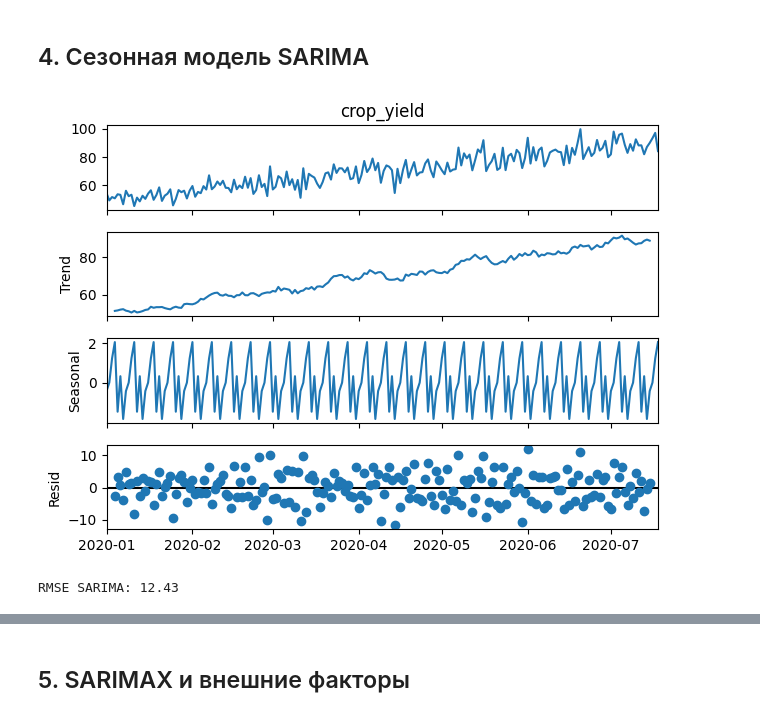
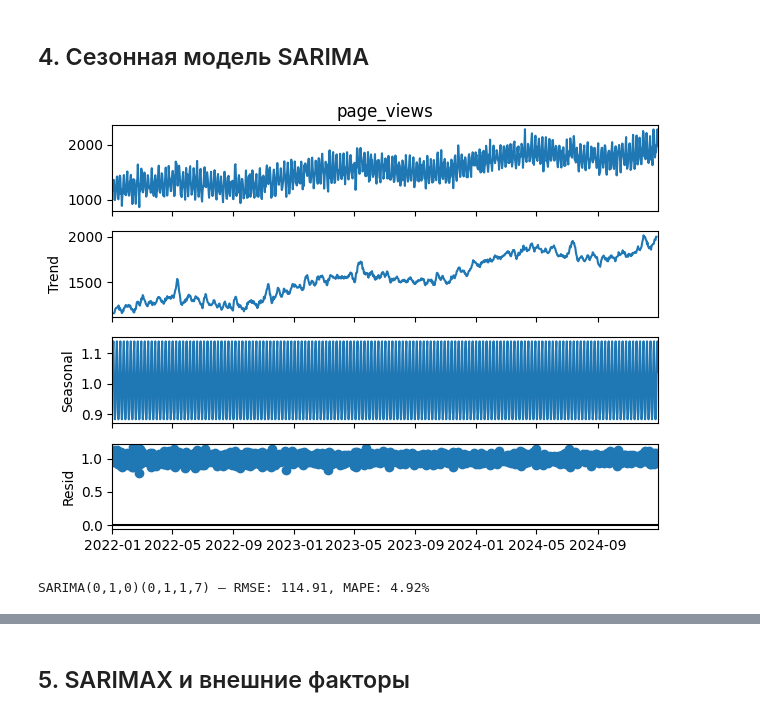
Before and after one commit to linasld/lab1_iad, a Jupyter notebook: notebooks/06_data_understanding.ipynb, the cells around one changed output, grey strips where cells are left out. Saved outputs shown, nothing was run; the diff lists cells and outputs as text; code cells hidden in the pictures.

```diff
--- a/notebooks/06_data_understanding.ipynb
+++ b/notebooks/06_data_understanding.ipynb
@@ -1,2 +1,25 @@
 # %% [markdown]
 # Лабораторная работа №6: Модели ARIMA и их модификации для анализа временных рядов
+# %%
+import numpy as np
+import pandas as pd
+import matplotlib.pyplot as plt
+import seaborn as sns
+from statsmodels.tsa.stattools import adfuller
+from statsmodels.graphics.tsaplots import plot_acf, plot_pacf
+from statsmodels.tsa.arima.model import ARIMA
+from statsmodels.tsa.statespace.sarimax import SARIMAX
+from statsmodels.stats.diagnostic import acorr_ljungbox
+from statsmodels.tsa.seasonal import seasonal_decompose
+from sklearn.metrics import mean_squared_error
+from scipy import stats
+import warnings
+warnings.filterwarnings('ignore')
+from pmdarima import auto_arima
+
+df = pd.read_csv('../data/website_stats.csv', parse_dates=['timestamp'], index_col='timestamp')
+df.head()
+# датасет `website_stats` – ежедневная статистика посещаемости веб-сайта с 1 января 2022 по 31 декабря 2024.
+print(f"Пропуски: {df.isnull().sum().sum()}")
+print(f"Период: с {df.index.min()} по {df.index.max()}")
+print(f"Количество наблюдений: {len(df)}")
@@ -60,11 +67,12 @@ p-value: 0.8870
 **Вывод:** p-value > 0.05 → нулевая гипотеза о нестационарности не отвергается. Ряд **нестационарен**.
 # %%
-#Выбираем дифференцирование первого порядка (без логарифмирования, так как дисперсия не растёт со временем). Box‑Cox не требуется.
-data['diff'] = data['crop_yield'].diff().dropna()
-data_diff = data['diff'].dropna()
+# логарифмирование для стабилизации растущей дисперсии, затем дифференцирование 1-го порядка для удаления тренда
+df['log_views'] = np.log(df['page_views'])
+df['diff_log'] = df['log_views'].diff()
 
-# Повторный ADF тест
-result_diff = adfuller(data_diff, autolag='AIC')
-print(f"ADF статистика (diff): {result_diff[0]:.4f}")
-print(f"p-value (diff): {result_diff[1]:.4f}")
+# повторный ADF тест
+diff_log_clean = df['diff_log'].dropna()
+result_diff = adfuller(diff_log_clean, autolag='AIC')
+print(f"ADF статистика (log + diff): {result_diff[0]:.4f}")
+print(f"p-value (log + diff): {result_diff[1]:.4f}")
 # %% [output]
@@ -195,18 +255,26 @@ RMSE ARIMA(1,1,1): 8.79 (Качество улучшилось)
 # %% [markdown]
 ## 4. Сезонная модель SARIMA
 # %%
-decomp = seasonal_decompose(data['crop_yield'], model='additive', period=7)
+from statsmodels.tsa.seasonal import seasonal_decompose
+
+decomp = seasonal_decompose(df['page_views'], model='multiplicative', period=7)
 decomp.plot()
 plt.show()
 # %% [output]
-[figure, old version]
+[figure, new version]
 # %%
 from statsmodels.tsa.statespace.sarimax import SARIMAX
 
-sarima = SARIMAX(train, order=(1,1,0), seasonal_order=(0,0,0,7))
-sarima_fit = sarima.fit()
-forecast_sar = sarima_fit.forecast(steps=40)
+sarima = SARIMAX(train,
+                 order=(0,1,0),
+                 seasonal_order=(0,1,1,7),
+                 simple_differencing=False)
+sarima_fit = sarima.fit(disp=False)
+
+forecast_sar = sarima_fit.forecast(steps=len(test))
+forecast_sar.index = test.index
 rmse_sar = np.sqrt(mean_squared_error(test, forecast_sar))
-print(f"RMSE SARIMA: {rmse_sar:.2f}")
+mape_sar = mean_absolute_percentage_error(test, forecast_sar) * 100
+print(f"SARIMA(0,1,0)(0,1,1,7) — RMSE: {rmse_sar:.2f}, MAPE: {mape_sar:.2f}%")
 # %% [output]
-RMSE SARIMA: 12.43
+SARIMA(0,1,0)(0,1,1,7) — RMSE: 114.91, MAPE: 4.92%
```
Also changed, not shown: parts of 34 cells of this notebook, 1 other file.
